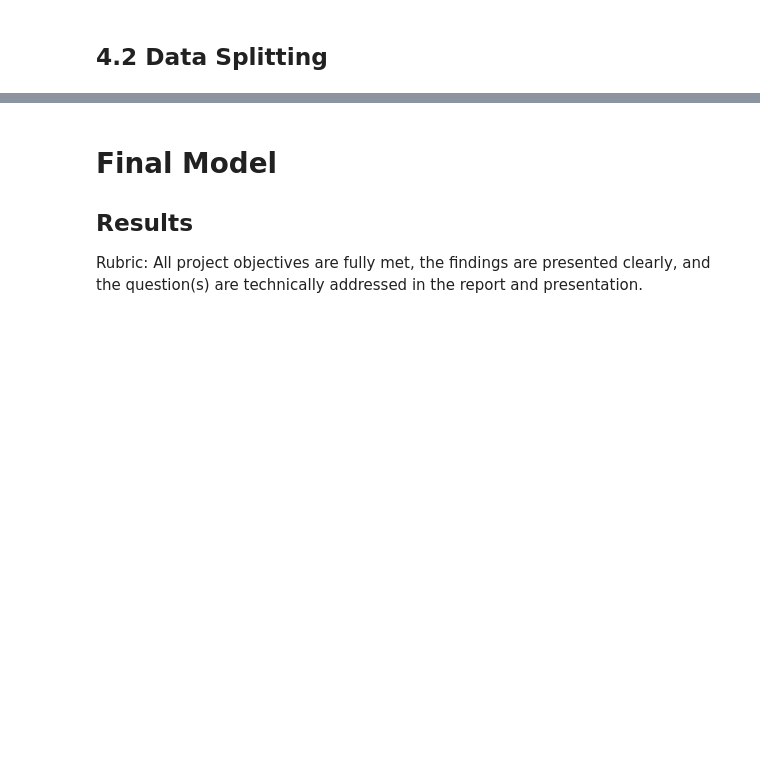
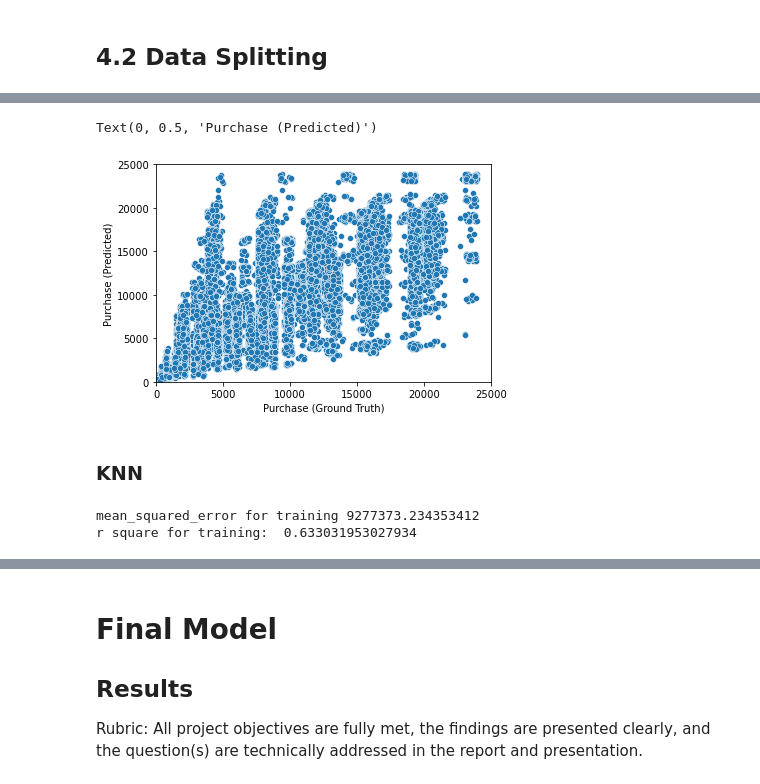
Before and after one commit to jvo024/black_friday_sales_ads505, a Jupyter notebook: starter_notebook.ipynb, the cells around one changed output, grey strips where cells are left out. Drawn from its saved outputs; the diff is of its cells as text; code cells hidden in the pictures; blank space fills up the shorter version.

```diff
--- a/starter_notebook.ipynb
+++ b/starter_notebook.ipynb
@@ -348,0 +525,11 @@ dtype: int64
+# %%
+sns.scatterplot(y_valid,dtr_prediction)
+plt.xlim([0,25000])
+plt.ylim([0,25000])
+plt.xlabel('Purchase (Ground Truth)')
+plt.ylabel('Purchase (Predicted)')
+# %% [output]
+Text(0, 0.5, 'Purchase (Predicted)')
+[figure, added]
+# %% [markdown]
+### KNN
@@ -348,0 +542,6 @@ dtype: int64
+# %%
+print('mean_squared_error for training', mean_squared_error(y_train,Knn_prediction_train))
+print('r square for training: ', r2_score(y_train, Knn_prediction_train))
+# %% [output]
+mean_squared_error for training 9277373.234353412
+r square for training:  0.633031953027934
```
Also changed, not shown: parts of 42 cells of this notebook.
